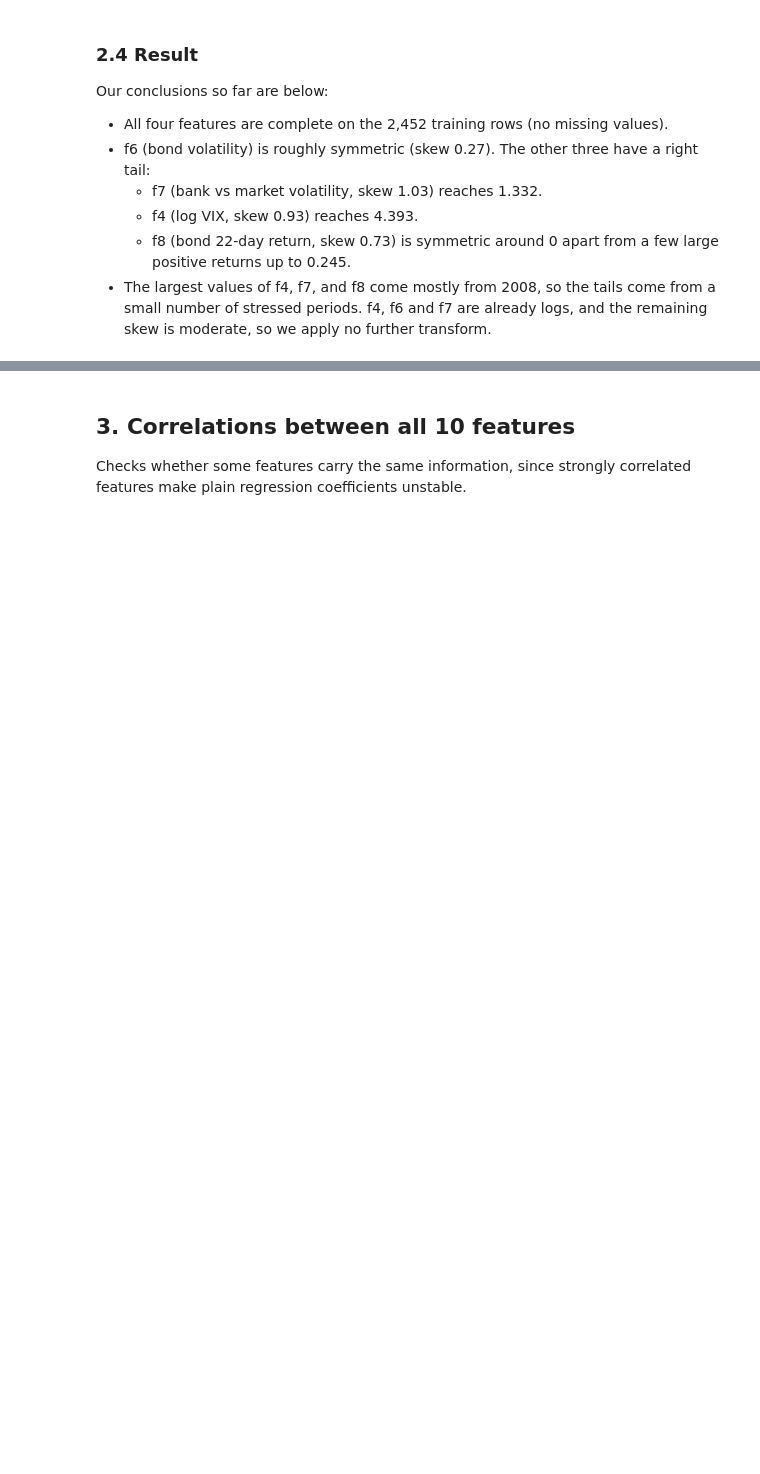
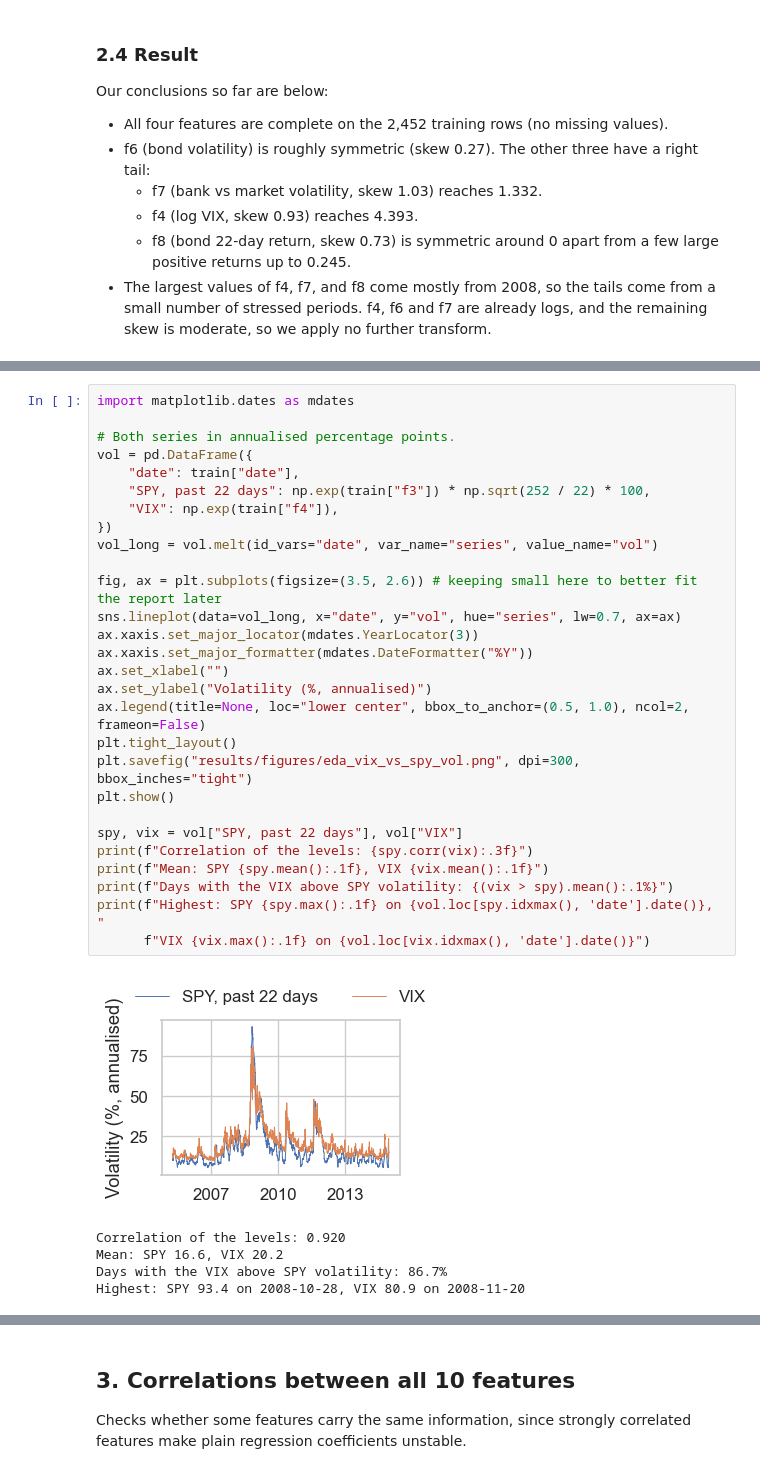
Before and after one commit to sadmanaraf/forecasting-spy-5-day-realised-volatility, a Jupyter notebook: slices/linear_ml/elastic_net_model.ipynb, the cells around one changed output, grey strips where cells are left out. Saved outputs shown, nothing was run; the diff lists cells and outputs as text; blank space fills up the shorter version.

Commit message:
Add SPY volatility vs VIX figure (Section 2.5)

```diff
--- a/slices/linear_ml/elastic_net_model.ipynb
+++ b/slices/linear_ml/elastic_net_model.ipynb
@@ -137,0 +142,34 @@ Our conclusions so far are below:
+# %%
+import matplotlib.dates as mdates
+
+# Both series in annualised percentage points.
+vol = pd.DataFrame({
+    "date": train["date"],
+    "SPY, past 22 days": np.exp(train["f3"]) * np.sqrt(252 / 22) * 100,
+    "VIX": np.exp(train["f4"]),
+})
+vol_long = vol.melt(id_vars="date", var_name="series", value_name="vol")
+
+fig, ax = plt.subplots(figsize=(3.5, 2.6)) # keeping small here to better fit the report later
+sns.lineplot(data=vol_long, x="date", y="vol", hue="series", lw=0.7, ax=ax)
+ax.xaxis.set_major_locator(mdates.YearLocator(3))
+ax.xaxis.set_major_formatter(mdates.DateFormatter("%Y"))
+ax.set_xlabel("")
+ax.set_ylabel("Volatility (%, annualised)")
+ax.legend(title=None, loc="lower center", bbox_to_anchor=(0.5, 1.0), ncol=2, frameon=False)
+plt.tight_layout()
+plt.savefig("results/figures/eda_vix_vs_spy_vol.png", dpi=300, bbox_inches="tight")
+plt.show()
+
+spy, vix = vol["SPY, past 22 days"], vol["VIX"]
+print(f"Correlation of the levels: {spy.corr(vix):.3f}")
+print(f"Mean: SPY {spy.mean():.1f}, VIX {vix.mean():.1f}")
+print(f"Days with the VIX above SPY volatility: {(vix > spy).mean():.1%}")
+print(f"Highest: SPY {spy.max():.1f} on {vol.loc[spy.idxmax(), 'date'].date()}, "
+      f"VIX {vix.max():.1f} on {vol.loc[vix.idxmax(), 'date'].date()}")
+# %% [output]
+[figure, added]
+Correlation of the levels: 0.920
+Mean: SPY 16.6, VIX 20.2
+Days with the VIX above SPY volatility: 86.7%
+Highest: SPY 93.4 on 2008-10-28, VIX 80.9 on 2008-11-20
```
Also changed, not shown: parts of 3 cells of this notebook, 1 other file.
